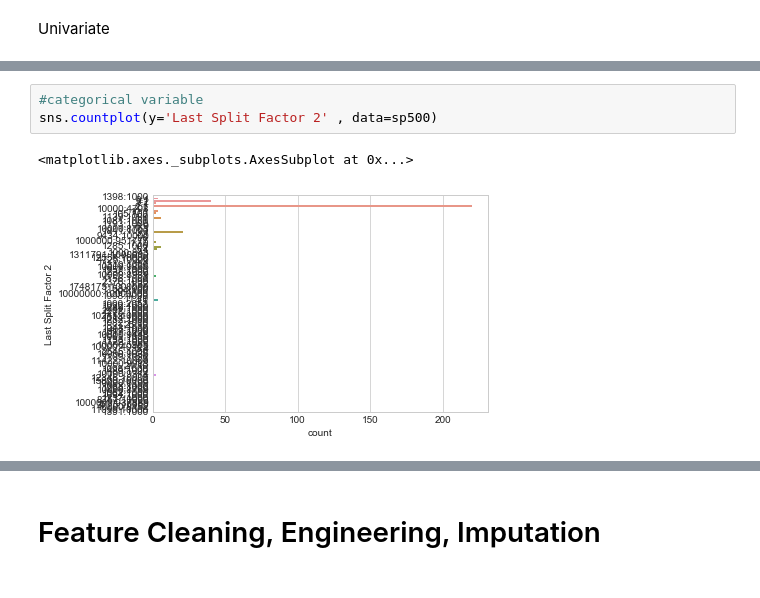
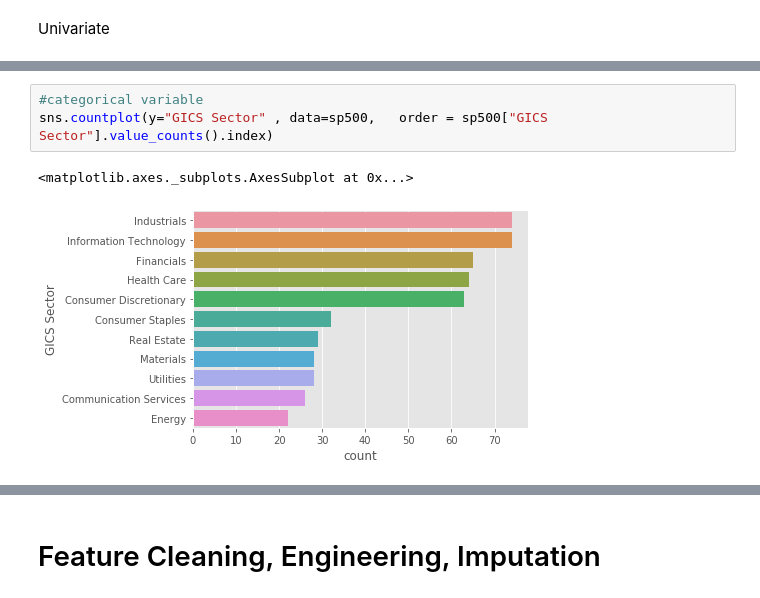
Before and after one commit to June1220/Stock-Machine-Learning, a Jupyter notebook: Get Finance Data.ipynb, the cells around one changed output, grey strips where cells are left out. Cells and saved outputs as stored; diff of their text form.

```diff
--- a/Get Finance Data.ipynb
+++ b/Get Finance Data.ipynb
@@ -700,9 +269,9 @@ sp500.describe(include=['O'])
 # %%
 #categorical variable
-sns.countplot(y='Last Split Factor 2' , data=sp500)
+sns.countplot(y="GICS Sector" , data=sp500,   order = sp500["GICS Sector"].value_counts().index)
 # %% [output]
 <matplotlib.axes._subplots.AxesSubplot at 0x...>
-[figure, old version]
+[figure, new version]
 # %%
 #continuous variable
 sns.distplot(sp500['Beta (5Y Monthly)'])
```
Also changed, not shown: parts of 136 cells of this notebook.
